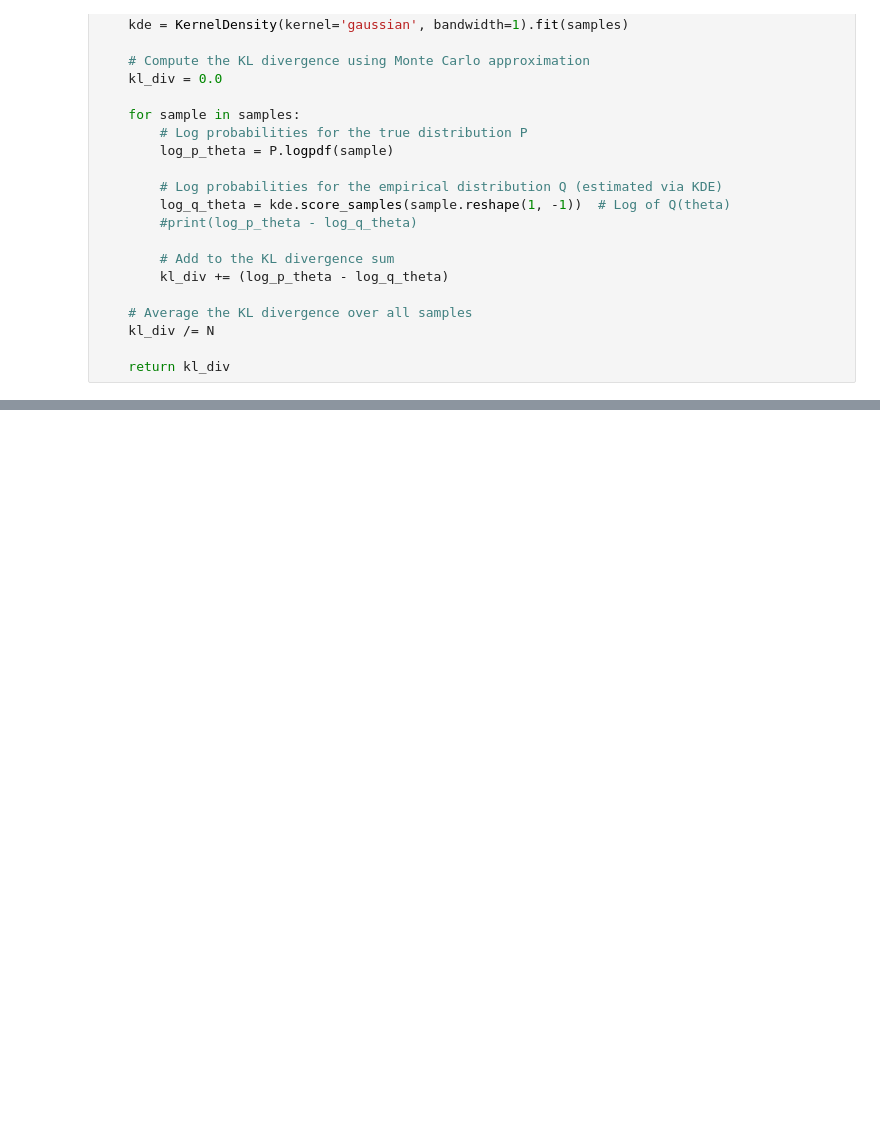
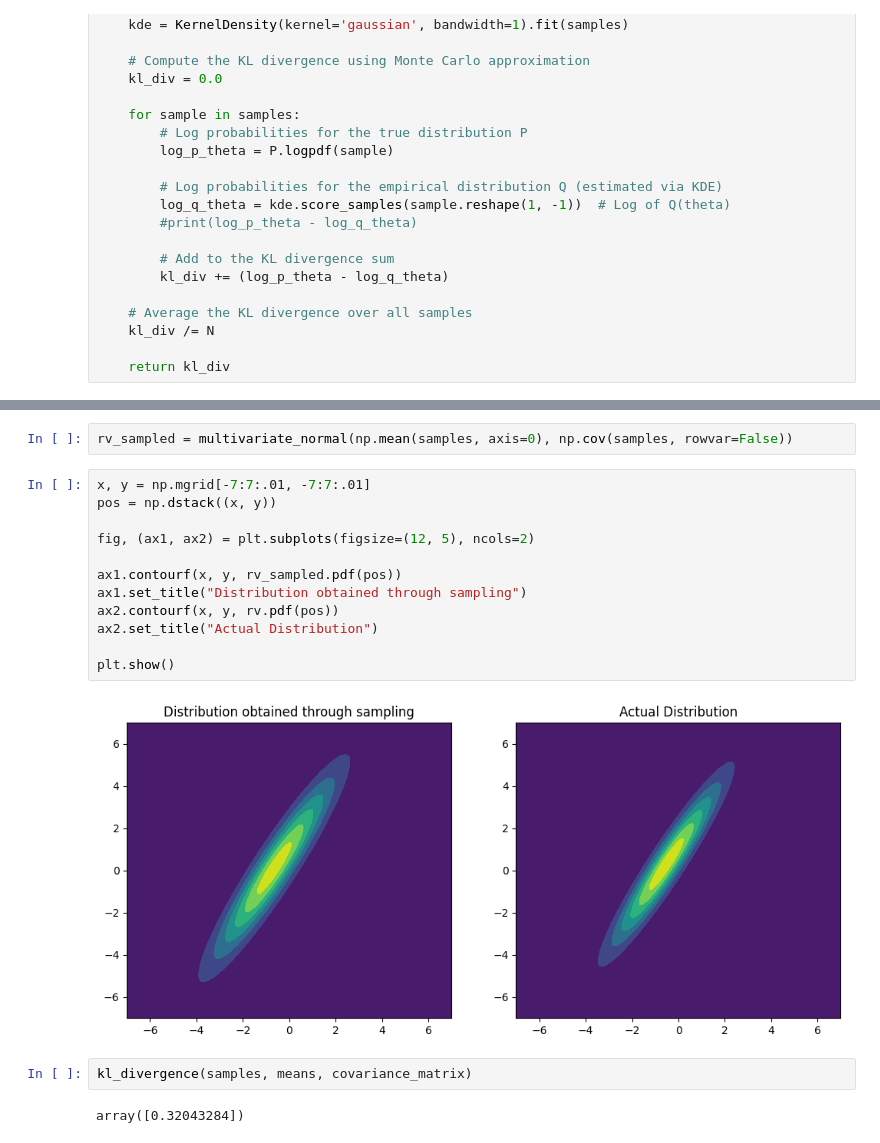
Before and after one commit to Shubham-Mate/Exploratory-Project, a Jupyter notebook: SGNHT Experiments.ipynb, the cells around one changed output, grey strips where cells are left out. Drawn from its saved outputs; the diff is of its cells as text; blank space fills up the shorter version.

```diff
--- a/SGNHT Experiments.ipynb
+++ b/SGNHT Experiments.ipynb
@@ -282,0 +378,20 @@ array([0.37629175])
+# %%
+rv_sampled = multivariate_normal(np.mean(samples, axis=0), np.cov(samples, rowvar=False))
+# %%
+x, y = np.mgrid[-7:7:.01, -7:7:.01]
+pos = np.dstack((x, y))
+
+fig, (ax1, ax2) = plt.subplots(figsize=(12, 5), ncols=2)
+
+ax1.contourf(x, y, rv_sampled.pdf(pos))
+ax1.set_title("Distribution obtained through sampling")
+ax2.contourf(x, y, rv.pdf(pos))
+ax2.set_title("Actual Distribution")
+
+plt.show()
+# %% [output]
+[figure, added]
+# %%
+kl_divergence(samples, means, covariance_matrix)
+# %% [output]
+array([0.32043284])
```
Also changed, not shown: parts of 12 cells of this notebook.
